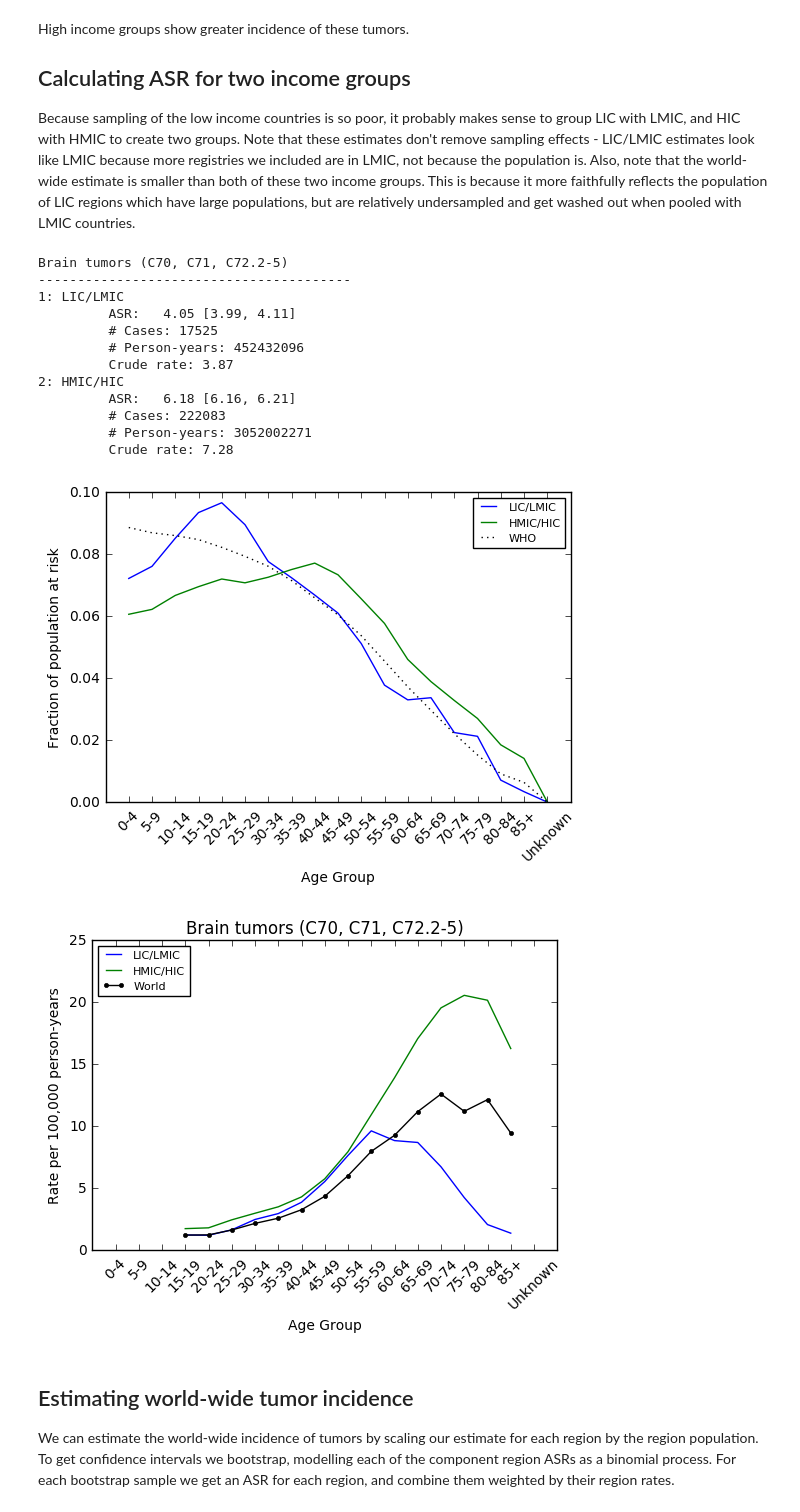
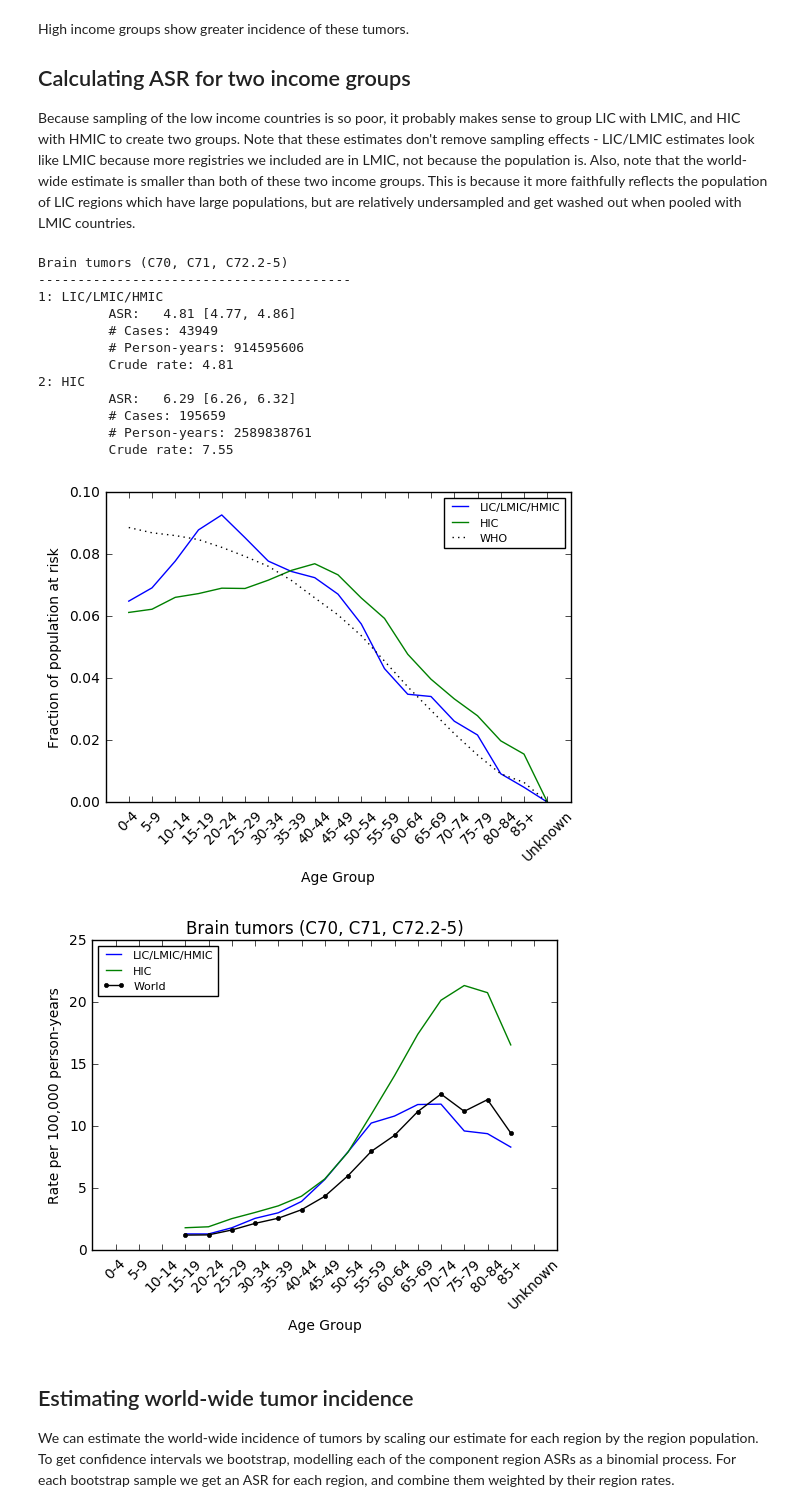
Before and after one commit to BellKoffieNahed2017/tumorAnalysis, a Jupyter notebook: Tumor Analysis from CI5-Xd (Brain).ipynb, the cells around one changed output. Cells and saved outputs as stored; diff of their text form; code cells hidden in the pictures.

Commit message:
Regrouped income groups per MD

```diff
--- a/Tumor Analysis from CI5-Xd (Brain).ipynb
+++ b/Tumor Analysis from CI5-Xd (Brain).ipynb
@@ -140,11 +138,11 @@ sumTable = pd.DataFrame(index=np.arange(1,15),
                         columns=['Region','Population','Cases',
                                  'Person-Years','Crude Rate',
                                  'ASR','CI_L','CI_H','Registries'])
-sumTable['Region'] = regionList + incomeList + ['LIC/LMIC','HMIC/HIC','World']
+sumTable['Region'] = regionList + incomeList + ['LIC/LMIC/HMIC','HIC','World']
 sumTable.loc[1:7,('Population')] = regionPop
 sumTable.loc[8:11,('Population')] = incomePop
-sumTable.loc[12,('Population')] = sum(sumTable.loc[8:9,('Population')])
-sumTable.loc[13,('Population')] = sum(sumTable.loc[10:11,('Population')])
+sumTable.loc[12,('Population')] = sum(sumTable.loc[8:10,('Population')])
+sumTable.loc[13,('Population')] = sum(sumTable.loc[11:11,('Population')])
 sumTable.loc[14,('Population')] = sum(regionPop)
 # %% [markdown]
 ## Collecting data from each registry
@@ -661,9 +659,9 @@ Because sampling of the low income countries is so poor, it probably makes sense
 # %%
 # Concatenate the 4-group income data into a DataFrame of 2 income groups.
 incomeData2 = dict()
-incomeData2[1] = pd.concat([incomeData[1],incomeData[2]])
-incomeData2[2] = pd.concat([incomeData[3],incomeData[4]])
-incomeList2 = ['LIC/LMIC', 'HMIC/HIC']
+incomeData2[1] = pd.concat([incomeData[1],incomeData[2],incomeData[3]])
+incomeData2[2] = pd.concat([incomeData[4]])
+incomeList2 = ['LIC/LMIC/HMIC', 'HIC']
 
 print(tumorDescription)
 print('----------------------------------------')
@@ -706,47 +704,49 @@ for incomeN in range(1, 3):
     plt.plot(np.arange(1,20), personYears/sum(personYears),'-',label=incomeList2[incomeN-1])
 
     plt.figure(3)
     plt.plot(useAges, ageRate[useAges-1],'-',label=incomeList2[incomeN-1])
 
 plt.figure(1)
 ax = plt.gca()
 ax.set_xticks(np.arange(1,20))
 ax.set_xticklabels(ageList, rotation=45)
 plt.xlim(0,20)
 plt.xlabel('Age Group')
 plt.ylabel('Fraction of population at risk')
 plt.plot(np.arange(1,20), whoStandardPop/sum(whoStandardPop),'k:',label='WHO')
 plt.legend(loc='upper right',prop={'size':8})
 
 plt.figure(3)
 plt.plot(useAges, wAgeRate[useAges-1],'k.-',label='World')
 ax = plt.gca()
 ax.set_xticks(np.arange(1,20))
 ax.set_xticklabels(ageList, rotation=45)
 plt.xlim(0,20)
 plt.xlabel('Age Group')
 plt.ylabel('Rate per 100,000 person-years')
 plt.legend(loc='upper left',prop={'size':8})
 plt.title(tumorDescription)
 
 # Sum the number of registries for the 2 income groups
-sumTable.loc[12,('Registries')] = sumTable.loc[8,('Registries')]+sumTable.loc[9,('Registries')]
-sumTable.loc[13,('Registries')] = sumTable.loc[10,('Registries')]+sumTable.loc[11,('Registries')]
+sumTable.loc[12,('Registries')] = sumTable.loc[8,('Registries')]+\
+                                  sumTable.loc[9,('Registries')]+\
+                                  sumTable.loc[10,('Registries')]
+sumTable.loc[13,('Registries')] = sumTable.loc[11,('Registries')]
 # %% [output]
 Brain tumors (C70, C71, C72.2-5)
 ----------------------------------------
-1: LIC/LMIC
-         ASR:   4.05 [3.99, 4.11]
-         # Cases: 17525
-         # Person-years: 452432096
-         Crude rate: 3.87
-2: HMIC/HIC
-         ASR:   6.18 [6.16, 6.21]
-         # Cases: 222083
-         # Person-years: 3052002271
-         Crude rate: 7.28
+1: LIC/LMIC/HMIC
+         ASR:   4.81 [4.77, 4.86]
+         # Cases: 43949
+         # Person-years: 914595606
+         Crude rate: 4.81
+2: HIC
+         ASR:   6.29 [6.26, 6.32]
+         # Cases: 195659
+         # Person-years: 2589838761
+         Crude rate: 7.55
-[figure, old version]
+[figure, new version]
-[figure, old version]
+[figure, new version]
 # %% [markdown]
 ## Estimating world-wide tumor incidence
 
```
Also changed, not shown: parts of 5 cells of this notebook.
